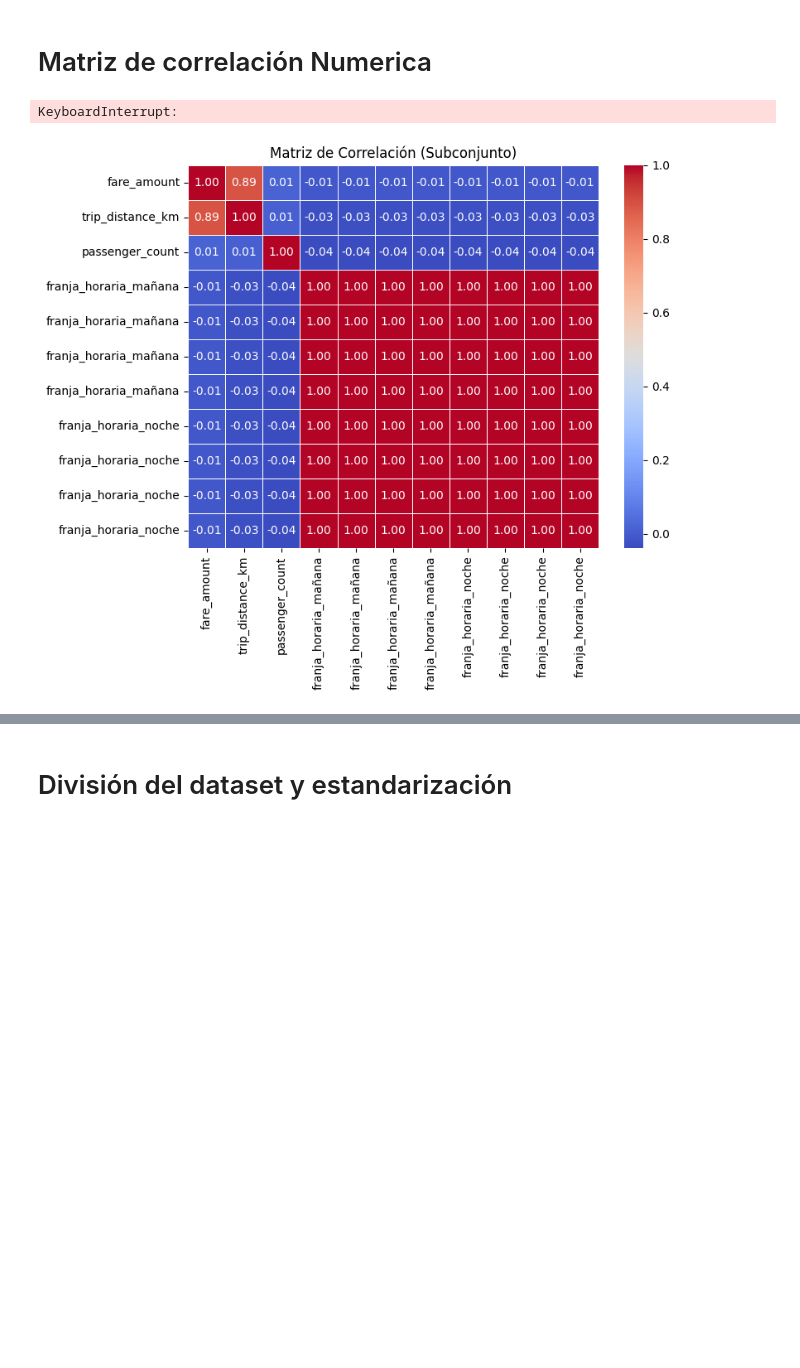
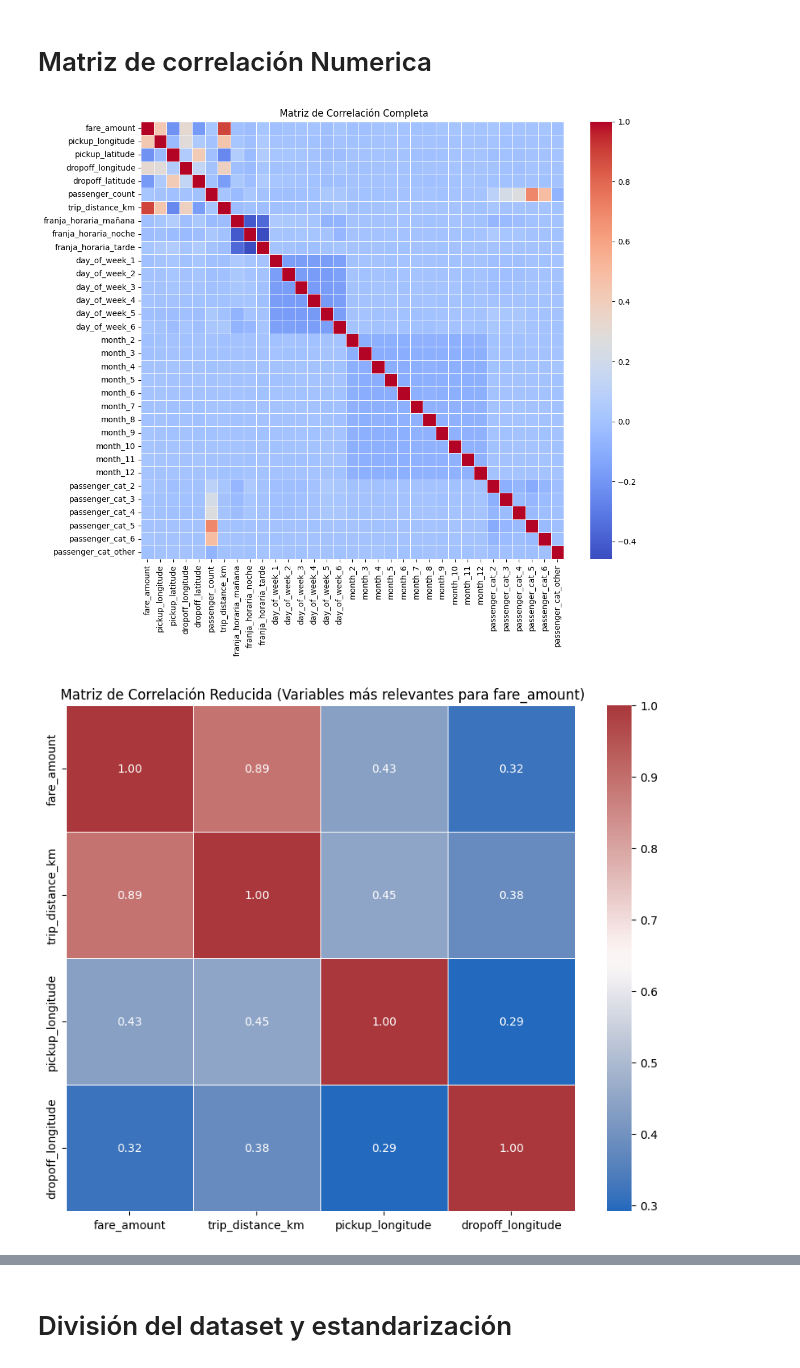
Before and after one commit to brimoresco/AA1-TUIA-2025C1-Suarez-BrizuelaCipolletti-Moresco1, a Jupyter notebook: TP_Regresion_AA1_2025.ipynb, the cells around one changed output, grey strips where cells are left out. Drawn from its saved outputs; the diff is of its cells as text; code cells hidden in the pictures; blank space fills up the shorter version.

```diff
--- a/TP_Regresion_AA1_2025.ipynb
+++ b/TP_Regresion_AA1_2025.ipynb
@@ -459,36 +483,32 @@ Columnas seleccionadas para conversión: ['franja_horaria_mañana', 'franja_hora
 # %% [markdown]
 # Matriz de correlación Numerica
-# %%
-# Calcular la matriz de correlación completa
-correlation_matrix = df.corr()
-
-# Eliminar las columnas con correlación menor a un umbral
-threshold = 0.8  # Puedes ajustar este valor según lo necesites
-columns_to_keep = correlation_matrix.columns[correlation_matrix.abs().max() > threshold]
-df_reducido = df[columns_to_keep]
-
-# Calcular la matriz de correlación reducida
-correlation_matrix_reducida = df_reducido.corr()
-
-# Mostrar la matriz de correlación reducida
-plt.figure(figsize=(8, 6))
-sns.heatmap(correlation_matrix_reducida, annot=True, cmap='coolwarm', fmt='.2f', linewidths=0.5)
-plt.title('Matriz de Correlación Reducida')
-plt.show()
-# %% [output]
-KeyboardInterrupt:
-# %%
-# Seleccionar solo un subconjunto de columnas
-columnas_relevantes = ['fare_amount', 'trip_distance_km', 'passenger_count', 'franja_horaria_mañana', 'franja_horaria_noche']
-df_reducido = df[columnas_relevantes]
-
-# Calcular la matriz de correlación
-correlation_matrix = df_reducido.corr()
-
-# Mostrar la matriz de correlación reducida
-plt.figure(figsize=(8, 6))
-sns.heatmap(correlation_matrix, annot=True, cmap='coolwarm', fmt='.2f', linewidths=0.5)
-plt.title('Matriz de Correlación (Subconjunto)')
-plt.show()
-# %% [output]
-[figure, removed]
+# %%
+# Seleccionamos solo las variables numéricas (evitamos object y datetime)
+df_numerico = df.select_dtypes(include=['int64', 'float64'])
+
+# Calculamos la matriz de correlación completa
+correlation_matrix = df_numerico.corr()
+
+# Visualizamos toda la matriz para tener una idea general
+plt.figure(figsize=(12, 10))
+sns.heatmap(correlation_matrix, annot=False, cmap='coolwarm', fmt='.2f', linewidths=0.5)
+plt.title(' Matriz de Correlación Completa')
+plt.show()
+
+# Filtramos columnas con correlación fuerte con la variable target (fare_amount)
+umbral = 0.3  # Se considera correlación moderada si r > 0.3
+correlaciones_fuertes = correlation_matrix['fare_amount'].abs().sort_values(ascending=False)
+columnas_fuertes = correlaciones_fuertes[correlaciones_fuertes > umbral].index.tolist()
+
+# Mostramos solo esas variables en una matriz reducida
+df_reducido = df[columnas_fuertes]
+correlation_matrix_reducida = df_reducido.corr()
+
+# Visualizamos la matriz reducida
+plt.figure(figsize=(10, 8))
+sns.heatmap(correlation_matrix_reducida, annot=True, cmap='vlag', fmt='.2f', linewidths=0.5)
+plt.title(' Matriz de Correlación Reducida (Variables más relevantes para fare_amount)')
+plt.show()
+# %% [output]
+[figure, added]
+[figure, added]
```
Also changed, not shown: parts of 35 cells of this notebook.
